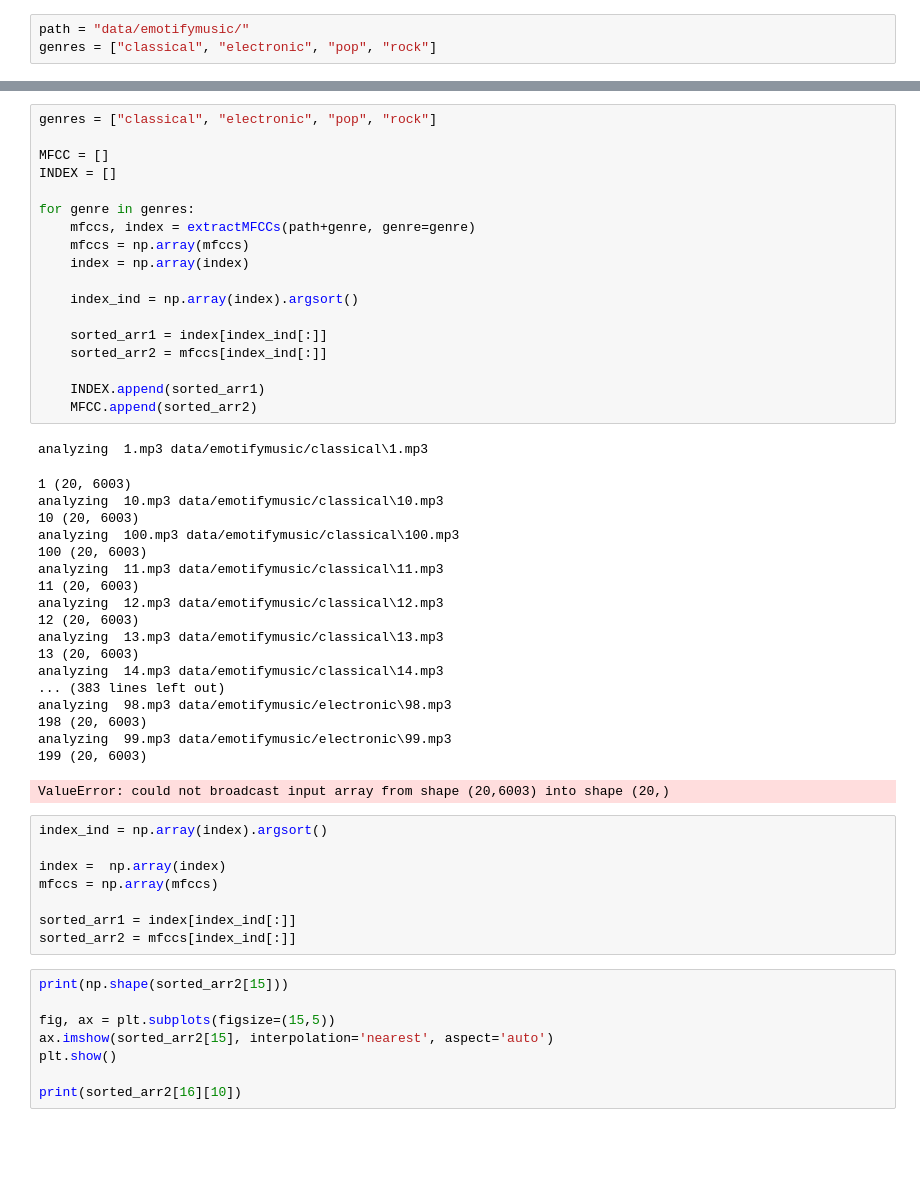
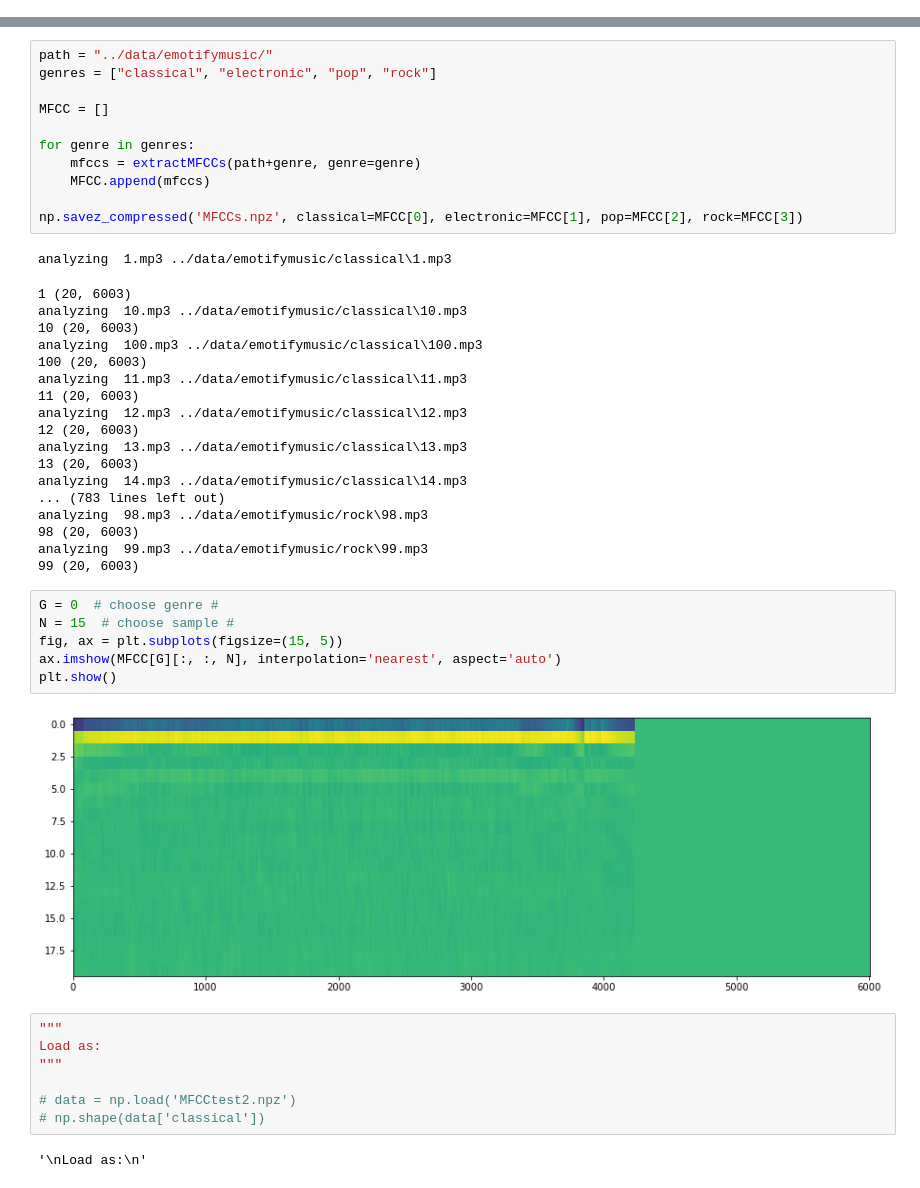
Before and after one commit to sergi-andreu/ProjectMusicInformatics, a Jupyter notebook: preprocessing/extract_MFCCs.ipynb, the cells around one changed output, grey strips where cells are left out. Saved outputs shown, nothing was run; the diff lists cells and outputs as text; blank space fills up the shorter version.

Commit message:
extract MFCCs fixed

```diff
--- a/preprocessing/extract_MFCCs.ipynb
+++ b/preprocessing/extract_MFCCs.ipynb
@@ -12,4 +8 @@ while working_dir[-11:] != "Informatics":
-# %%
-path = "data/emotifymusic/"
-genres = ["classical", "electronic", "pop", "rock"]
 # %%
@@ -71,54 +65,47 @@ def extractMFCCs(path, genre=None, print_message = True):
 # %%
+path = "../data/emotifymusic/"
 genres = ["classical", "electronic", "pop", "rock"]
 
 MFCC = []
-INDEX = []
 
 for genre in genres:
-    mfccs, index = extractMFCCs(path+genre, genre=genre)
-    mfccs = np.array(mfccs)
-    index = np.array(index)
+    mfccs = extractMFCCs(path+genre, genre=genre)
+    MFCC.append(mfccs)
 
-    index_ind = np.array(index).argsort()
-
-    sorted_arr1 = index[index_ind[:]]
-    sorted_arr2 = mfccs[index_ind[:]]
-
-    INDEX.append(sorted_arr1)
-    MFCC.append(sorted_arr2)
+np.savez_compressed('MFCCs.npz', classical=MFCC[0], electronic=MFCC[1], pop=MFCC[2], rock=MFCC[3])
 # %% [output]
-analyzing  1.mp3 data/emotifymusic/classical\1.mp3
+analyzing  1.mp3 ../data/emotifymusic/classical\1.mp3
 1 (20, 6003)
-analyzing  10.mp3 data/emotifymusic/classical\10.mp3
+analyzing  10.mp3 ../data/emotifymusic/classical\10.mp3
 10 (20, 6003)
-analyzing  100.mp3 data/emotifymusic/classical\100.mp3
+analyzing  100.mp3 ../data/emotifymusic/classical\100.mp3
 100 (20, 6003)
-analyzing  11.mp3 data/emotifymusic/classical\11.mp3
+analyzing  11.mp3 ../data/emotifymusic/classical\11.mp3
 11 (20, 6003)
-analyzing  12.mp3 data/emotifymusic/classical\12.mp3
+analyzing  12.mp3 ../data/emotifymusic/classical\12.mp3
 12 (20, 6003)
-analyzing  13.mp3 data/emotifymusic/classical\13.mp3
+analyzing  13.mp3 ../data/emotifymusic/classical\13.mp3
 13 (20, 6003)
-analyzing  14.mp3 data/emotifymusic/classical\14.mp3
-... (383 lines left out)
-analyzing  98.mp3 data/emotifymusic/electronic\98.mp3
-198 (20, 6003)
-analyzing  99.mp3 data/emotifymusic/electronic\99.mp3
-199 (20, 6003)
+analyzing  14.mp3 ../data/emotifymusic/classical\14.mp3
+... (783 lines left out)
+analyzing  98.mp3 ../data/emotifymusic/rock\98.mp3
+98 (20, 6003)
+analyzing  99.mp3 ../data/emotifymusic/rock\99.mp3
+99 (20, 6003)
-ValueError: could not broadcast input array from shape (20,6003) into shape (20,)
-# %%
-index_ind = np.array(index).argsort()
-
-index =  np.array(index)
-mfccs = np.array(mfccs)
-
-sorted_arr1 = index[index_ind[:]]
-sorted_arr2 = mfccs[index_ind[:]]
 # %%
-print(np.shape(sorted_arr2[15]))
-
-fig, ax = plt.subplots(figsize=(15,5))
-ax.imshow(sorted_arr2[15], interpolation='nearest', aspect='auto')
+G = 0  # choose genre #
+N = 15  # choose sample #
+fig, ax = plt.subplots(figsize=(15, 5))
+ax.imshow(MFCC[G][:, :, N], interpolation='nearest', aspect='auto')
 plt.show()
-
-print(sorted_arr2[16][10])
+# %% [output]
+[figure, added]
+# %%
+"""
+Load as:
+"""
+
+# data = np.load('MFCCtest2.npz')
+# np.shape(data['classical'])
+# %% [output]
+'\nLoad as:\n'
```
Also changed, not shown: parts of 2 cells of this notebook.
